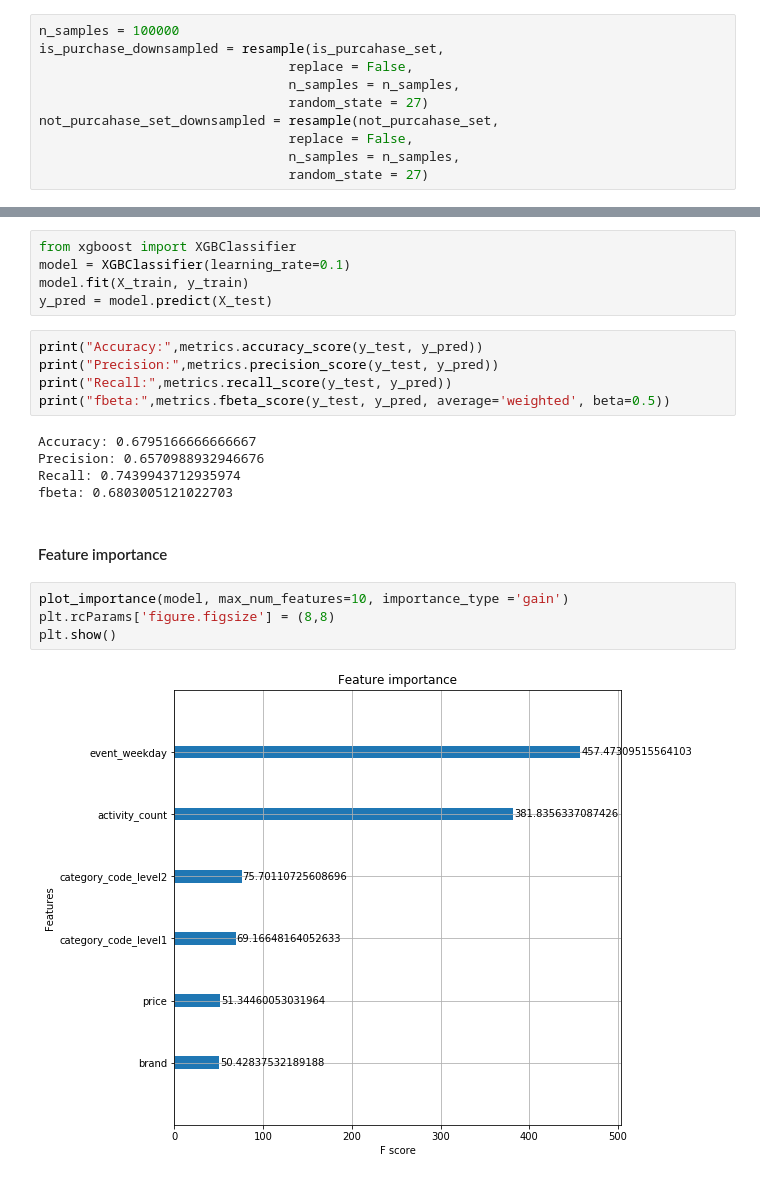
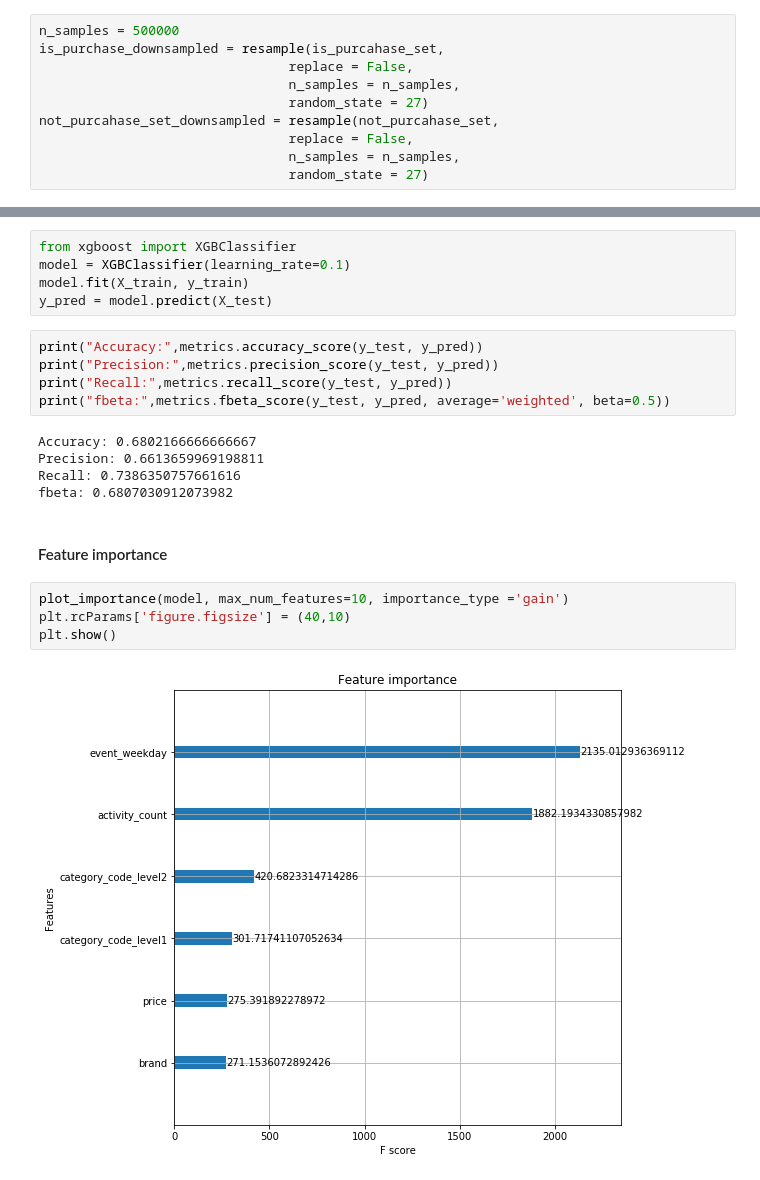
Before and after one commit to andypwyu/eCommerce-behavior, a Jupyter notebook: eCommerce behavior data from multi category store.ipynb, the cells around one changed output, grey strips where cells are left out. Saved outputs shown, nothing was run; the diff lists cells and outputs as text.

Commit message:
chore: change training data sample number

```diff
--- a/eCommerce behavior data from multi category store.ipynb
+++ b/eCommerce behavior data from multi category store.ipynb
@@ -299,7 +299,7 @@ not_purcahase_set.shape[0]
 # %% [output]
 885703
 # %%
-n_samples = 100000
+n_samples = 500000
 is_purchase_downsampled = resample(is_purcahase_set,
                                 replace = False,
                                 n_samples = n_samples,
@@ -354,15 +354,15 @@ print("Precision:",metrics.precision_score(y_test, y_pred))
 print("Recall:",metrics.recall_score(y_test, y_pred))
 print("fbeta:",metrics.fbeta_score(y_test, y_pred, average='weighted', beta=0.5))
 # %% [output]
-Accuracy: 0.6795166666666667
-Precision: 0.6570988932946676
-Recall: 0.7439943712935974
-fbeta: 0.6803005121022703
+Accuracy: 0.6802166666666667
+Precision: 0.6613659969198811
+Recall: 0.7386350757661616
+fbeta: 0.6807030912073982
 # %% [markdown]
 #### Feature importance
 # %%
 plot_importance(model, max_num_features=10, importance_type ='gain')
-plt.rcParams['figure.figsize'] = (8,8)
+plt.rcParams['figure.figsize'] = (40,10)
 plt.show()
 # %% [output]
-[figure, old version]
+[figure, new version]
```
Also changed, not shown: parts of 2 cells of this notebook.
